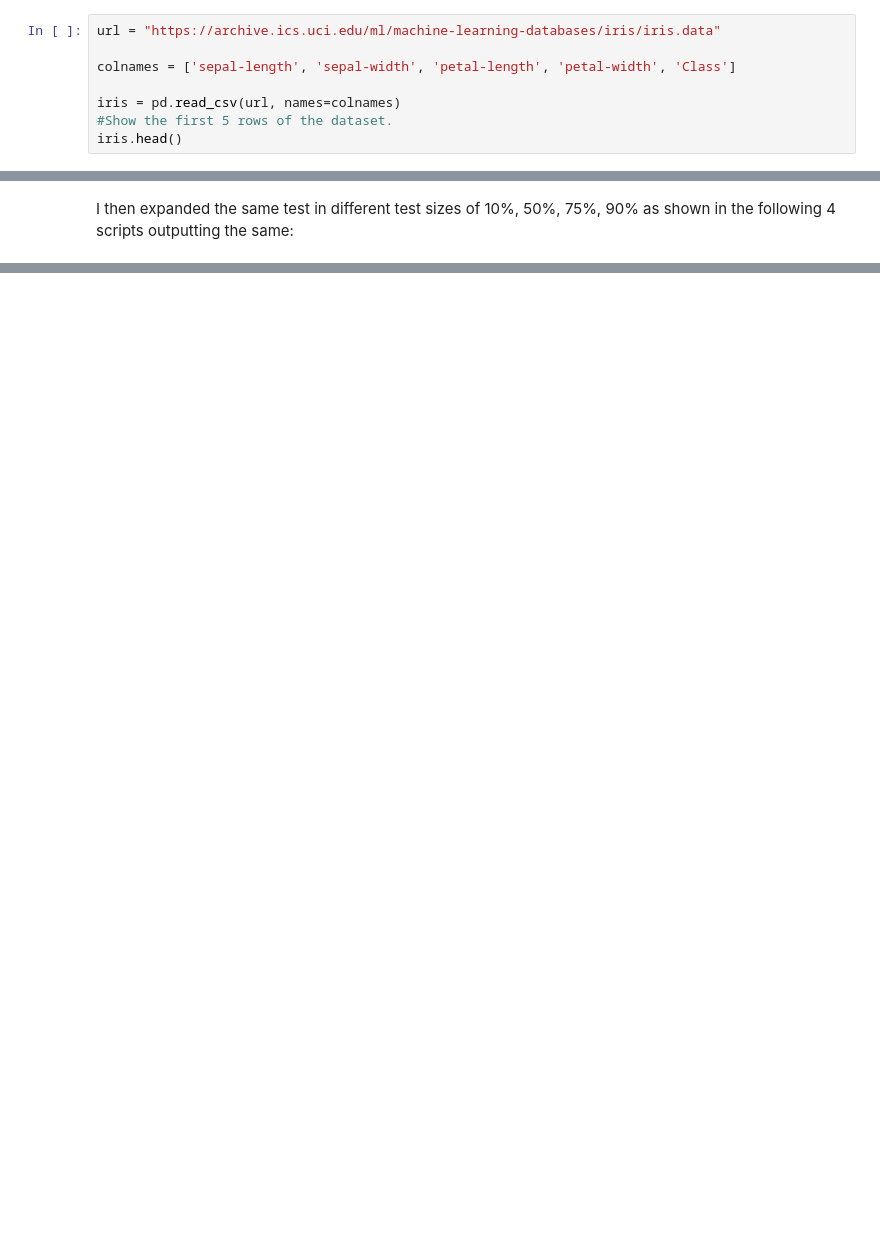
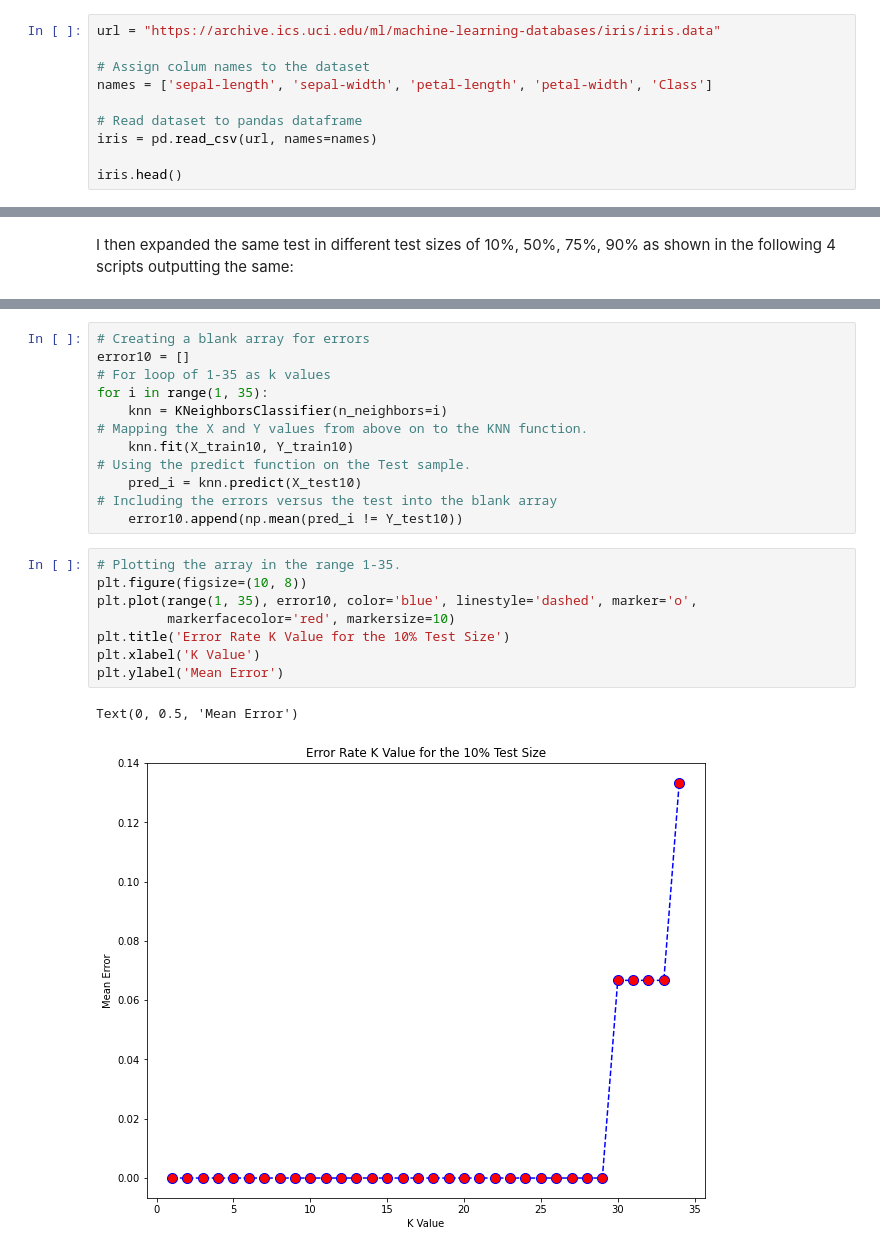
Before and after one commit to garycunningham89/machinelearning, a Jupyter notebook: tasks2020.ipynb, the cells around one changed output, grey strips where cells are left out. Drawn from its saved outputs; the diff is of its cells as text; blank space fills up the shorter version.

```diff
--- a/tasks2020.ipynb
+++ b/tasks2020.ipynb
@@ -569,10 +569,12 @@ Then the Iris Data Set is imported from the URL and split into the columns with
 # %%
 url = "https://archive.ics.uci.edu/ml/machine-learning-databases/iris/iris.data"
 
-colnames = ['sepal-length', 'sepal-width', 'petal-length', 'petal-width', 'Class']
+# Assign colum names to the dataset
+names = ['sepal-length', 'sepal-width', 'petal-length', 'petal-width', 'Class']
 
-iris = pd.read_csv(url, names=colnames)
-#Show the first 5 rows of the dataset.
+# Read dataset to pandas dataframe
+iris = pd.read_csv(url, names=names)
+
 iris.head()
 # %% [output]
 |  | sepal-length | sepal-width | petal-length | petal-width | Class |
@@ -763,0 +785,23 @@ Iris-versicolor       0.80      0.72      0.76        46
+# %%
+# Creating a blank array for errors
+error10 = []
+# For loop of 1-35 as k values
+for i in range(1, 35):
+    knn = KNeighborsClassifier(n_neighbors=i)
+# Mapping the X and Y values from above on to the KNN function.
+    knn.fit(X_train10, Y_train10)
+# Using the predict function on the Test sample.
+    pred_i = knn.predict(X_test10)
+# Including the errors versus the test into the blank array
+    error10.append(np.mean(pred_i != Y_test10))
+# %%
+# Plotting the array in the range 1-35.
+plt.figure(figsize=(10, 8))
+plt.plot(range(1, 35), error10, color='blue', linestyle='dashed', marker='o',
+         markerfacecolor='red', markersize=10)
+plt.title('Error Rate K Value for the 10% Test Size')
+plt.xlabel('K Value')
+plt.ylabel('Mean Error')
+# %% [output]
+Text(0, 0.5, 'Mean Error')
+[figure, added]
```
Also changed, not shown: parts of 20 cells of this notebook.
